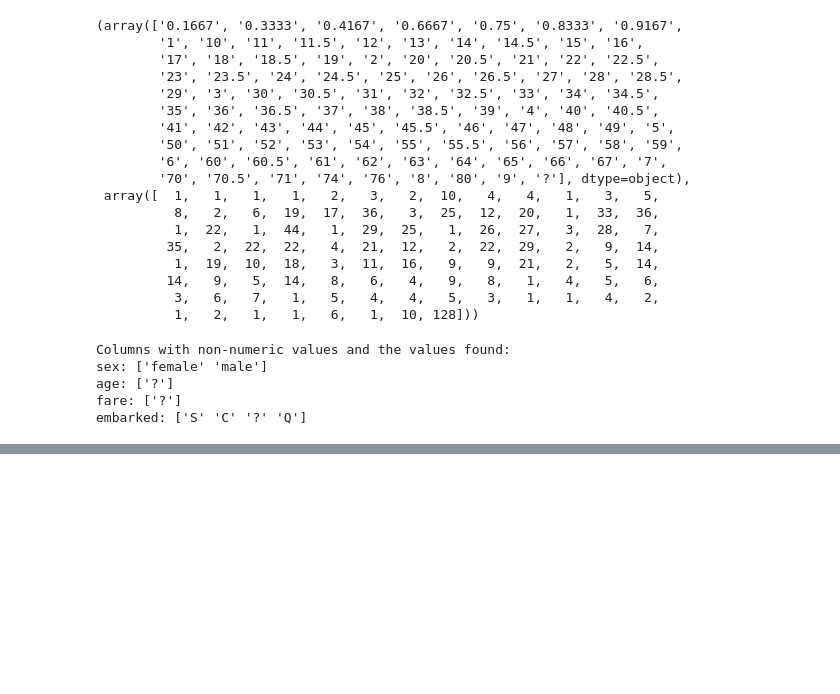
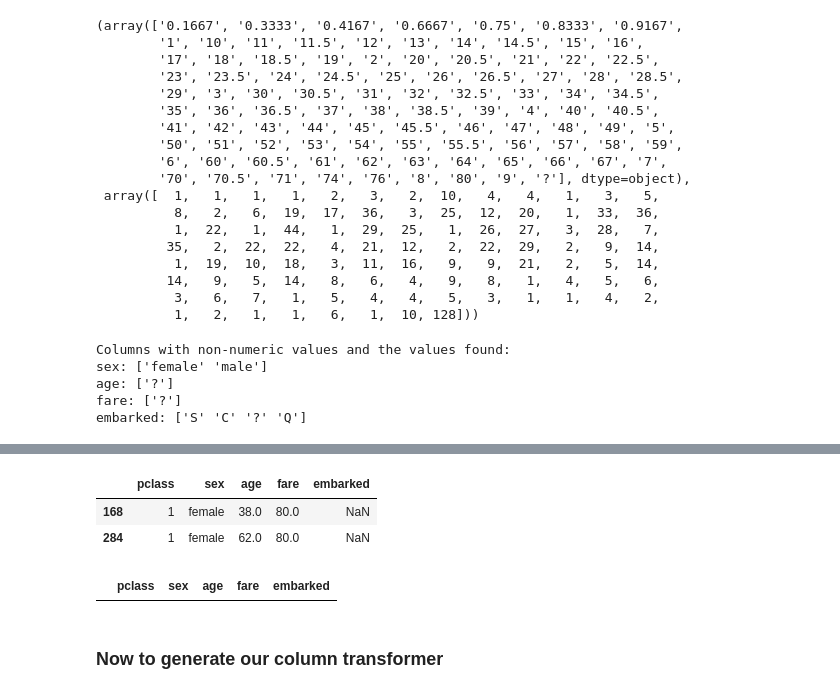
Before and after one commit to balintstewart77/magnimind-assignments, a Jupyter notebook: ML_preprocessing_module/preprocessing_lecture_notebook.ipynb, the cells around one changed output, grey strips where cells are left out. Cells and saved outputs as stored; diff of their text form; code cells hidden in the pictures; blank space fills up the shorter version.

```diff
--- a/ML_preprocessing_module/preprocessing_lecture_notebook.ipynb
+++ b/ML_preprocessing_module/preprocessing_lecture_notebook.ipynb
@@ -532,0 +555,3 @@ embarked: ['S' 'C' '?' 'Q']
+# %%
+cols = list(X.columns)
+X[cols] = X[cols].astype('str')
@@ -532,0 +568,2 @@ embarked: ['S' 'C' '?' 'Q']
+# %%
+X.replace({'?':np.nan}, inplace = True) # convert '?' into np.nan
@@ -532,0 +585,3 @@ embarked: ['S' 'C' '?' 'Q']
+# %%
+# Need to convert numeric values from strings into numerics
+X[['age', 'fare']] = X[['age', 'fare']].apply(pd.to_numeric)
@@ -532,0 +603,14 @@ embarked: ['S' 'C' '?' 'Q']
+# %%
+X[X['embarked'].isna()]
+# %% [output]
+|  | pclass | sex | age | fare | embarked |
+| 168 | 1 | female | 38.0 | 80.0 | NaN |
+| 284 | 1 | female | 62.0 | 80.0 | NaN |
+# %%
+# have 2 nan in embarked. Convert this to string
+X['embarked'] = X['embarked'].astype('str') # turns the NaNs into strings, so counting them as non-missing
+X[X['embarked'].isna()]
+# %% [output]
+|  | pclass | sex | age | fare | embarked |
+# %% [markdown]
+### Now to generate our column transformer
```
Also changed, not shown: parts of 27 cells of this notebook.
